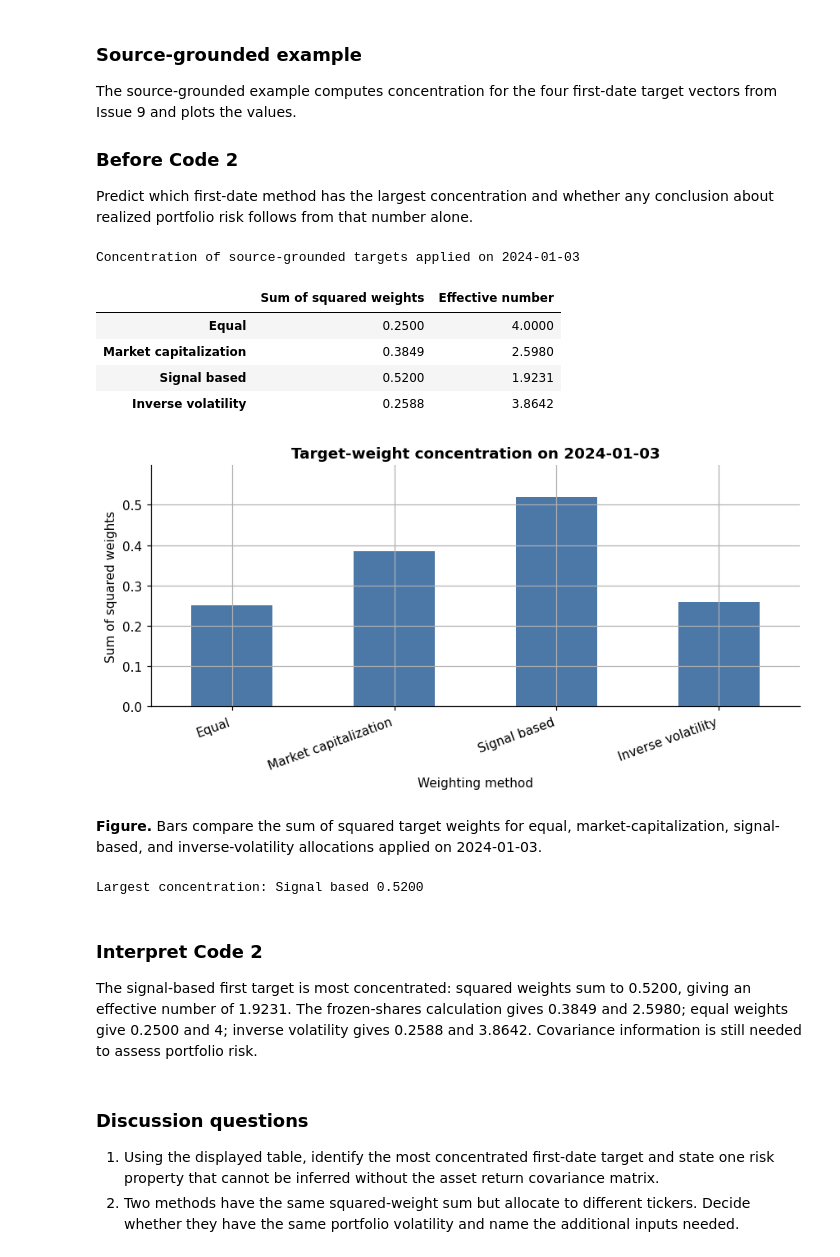
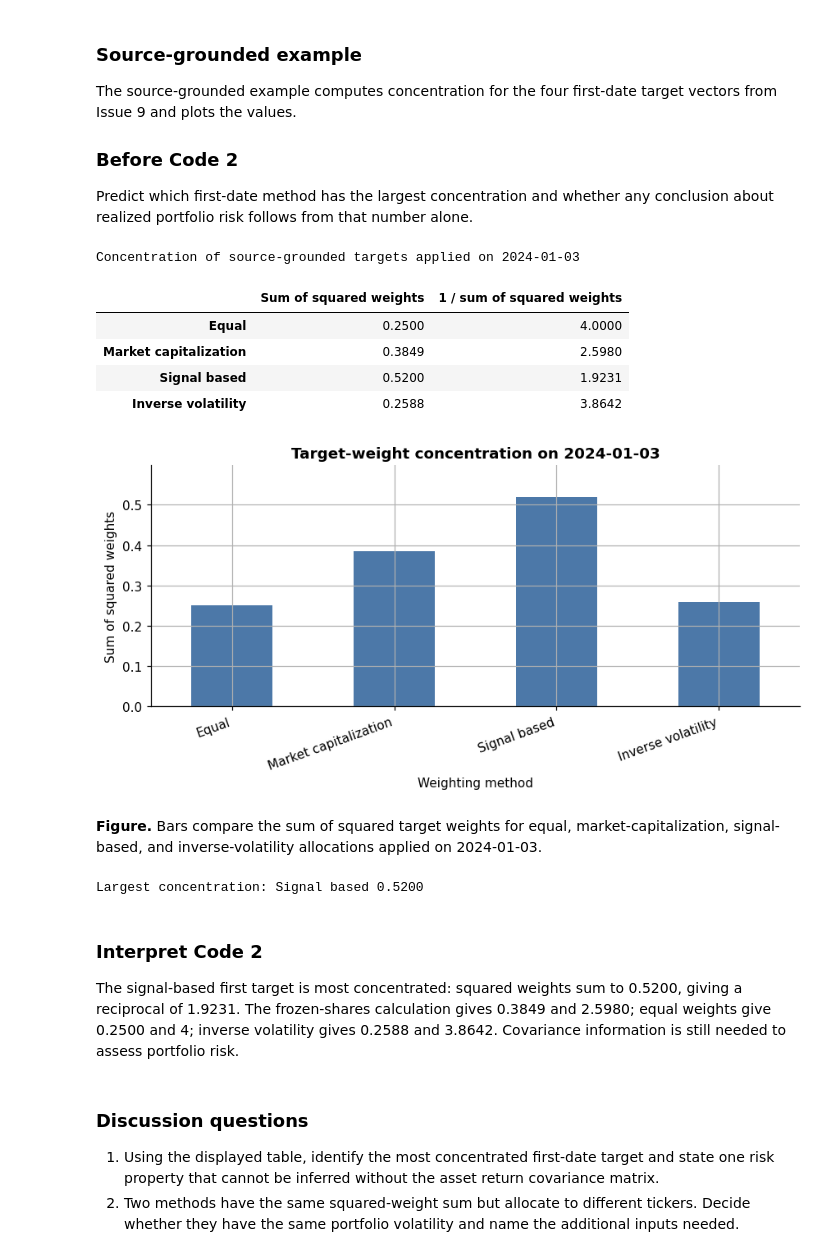
Before and after one commit to KennethWYLee/FinTech, a Jupyter notebook: course/week8_main.ipynb, the cells around one changed output. Cells and saved outputs as stored; diff of their text form; code cells hidden in the pictures.

```diff
--- a/course/week8_main.ipynb
+++ b/course/week8_main.ipynb
@@ -1820,7 +1881,7 @@ Entering from cash has $h_i=0$ and $u=1$. Selling 13% and buying 13% gives $u=26
 Predict total sales, total purchases and their sum when weights change from 53/27/20 to 40/35/25. Which sum must multiply the per-side cost rate?
 # %%
 # Purpose: Issue 14 — Which traded value receives the cost charge? — calculate the controlled example.
-def one_way_turnover(new_target, pretrade_holding, initial_from_cash=False):
+def traded_fraction(new_target, pretrade_holding, initial_from_cash=False):
     new_target = pd.Series(new_target, dtype=float)
     pretrade_holding = pd.Series(pretrade_holding, dtype=float)
     if not new_target.index.is_unique or not pretrade_holding.index.is_unique or set(new_target.index) != set(pretrade_holding.index):
@@ -1848,7 +1909,7 @@ controlled_14 = pd.DataFrame(
         "Absolute change": (controlled_14_target - controlled_14_pretrade).abs(),
     }
 )
-controlled_14_turnover = one_way_turnover(controlled_14_target, controlled_14_pretrade)
+controlled_14_turnover = traded_fraction(controlled_14_target, controlled_14_pretrade)
 display(controlled_14.style.format("{:.2%}").set_caption(
     "Artificial pre-trade holdings, new target, and absolute trades"
 ))
@@ -1896,7 +1957,7 @@ for method in ["Equal", "Inverse volatility"]:
             "Method": method,
             "February input date": feb_input_date.date(),
             "Maximum pre-trade deviation from new target": (pretrade - new_target).abs().max(),
-            "Traded fraction (buys + sells)": one_way_turnover(new_target, pretrade),
+            "Traded fraction (buys + sells)": traded_fraction(new_target, pretrade),
         }
     )
 issue_14_real = pd.DataFrame(issue_14_rows).set_index("Method")
@@ -1988,7 +2049,7 @@ Predict whether both methods pay 4 basis points at initial investment and which
 # Purpose: Issue 15 — How does turnover convert gross return into net return? — evaluate the source-based example.
 issue_15_rows = []
 for method in ["Equal", "Inverse volatility"]:
-    initial_turnover = one_way_turnover(
+    initial_turnover = traded_fraction(
         source_weights_at(formation_date)[method],
         pd.Series(0.0, index=TICKERS),
         initial_from_cash=True,
@@ -2096,29 +2157,29 @@ Predict which first-date method has the largest concentration and whether any co
 # %%
 # Purpose: Issue 16 — How can target-weight concentration be summarized? — evaluate the source-based example.
 issue_16_real = pd.DataFrame(
     {
-        method: pd.Series(weight_concentration(first_targets[method]), index=["Sum of squared weights", "Effective number"])
+        method: pd.Series(weight_concentration(first_targets[method]), index=["Sum of squared weights", "1 / sum of squared weights"])
         for method in first_targets.columns
     }
 ).T
 display(issue_16_real.style.format("{:.4f}").set_caption(
     "Concentration of source-grounded targets applied on 2024-01-03"
 ))
 ax = issue_16_real["Sum of squared weights"].plot.bar(color="#4C78A8")
 ax.set_title("Target-weight concentration on 2024-01-03")
 ax.set_xlabel("Weighting method")
 ax.set_ylabel("Sum of squared weights")
 ax.set_ylim(0, max(0.55, issue_16_real["Sum of squared weights"].max() * 1.15))
 plt.xticks(rotation=20, ha="right")
 plt.tight_layout()
 show_figure_with_alt_text(
     ax.figure,
     "Bars compare the sum of squared target weights for equal, market-capitalization, signal-based, and inverse-volatility allocations applied on 2024-01-03.",
 )
 print(f"Largest concentration: {issue_16_real['Sum of squared weights'].idxmax()} {issue_16_real['Sum of squared weights'].max():.4f}")
 # %% [output]
 Concentration of source-grounded targets applied on 2024-01-03
-|  | Sum of squared weights | Effective number |
+|  | Sum of squared weights | 1 / sum of squared weights |
 | Equal | 0.2500 | 4.0000 |
 | Market capitalization | 0.3849 | 2.5980 |
 | Signal based | 0.5200 | 1.9231 |
@@ -2129,7 +2190,7 @@ Largest concentration: Signal based 0.5200
 # %% [markdown]
 ### Interpret Code 2
 
-The signal-based first target is most concentrated: squared weights sum to 0.5200, giving an effective number of 1.9231. The frozen-shares calculation gives 0.3849 and 2.5980; equal weights give 0.2500 and 4; inverse volatility gives 0.2588 and 3.8642. Covariance information is still needed to assess portfolio risk.
+The signal-based first target is most concentrated: squared weights sum to 0.5200, giving a reciprocal of 1.9231. The frozen-shares calculation gives 0.3849 and 2.5980; equal weights give 0.2500 and 4; inverse volatility gives 0.2588 and 3.8642. Covariance information is still needed to assess portfolio risk.
 # %% [markdown]
 ### Discussion questions
 
```
Also changed, not shown: parts of 26 cells of this notebook, 6 other files.
